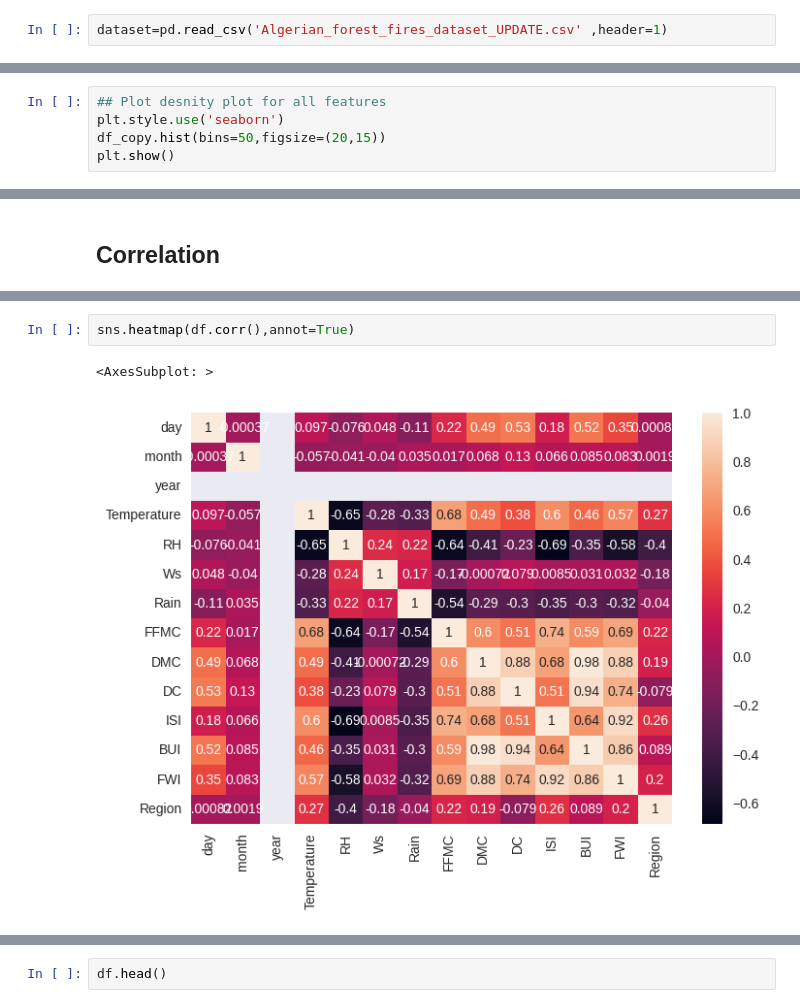
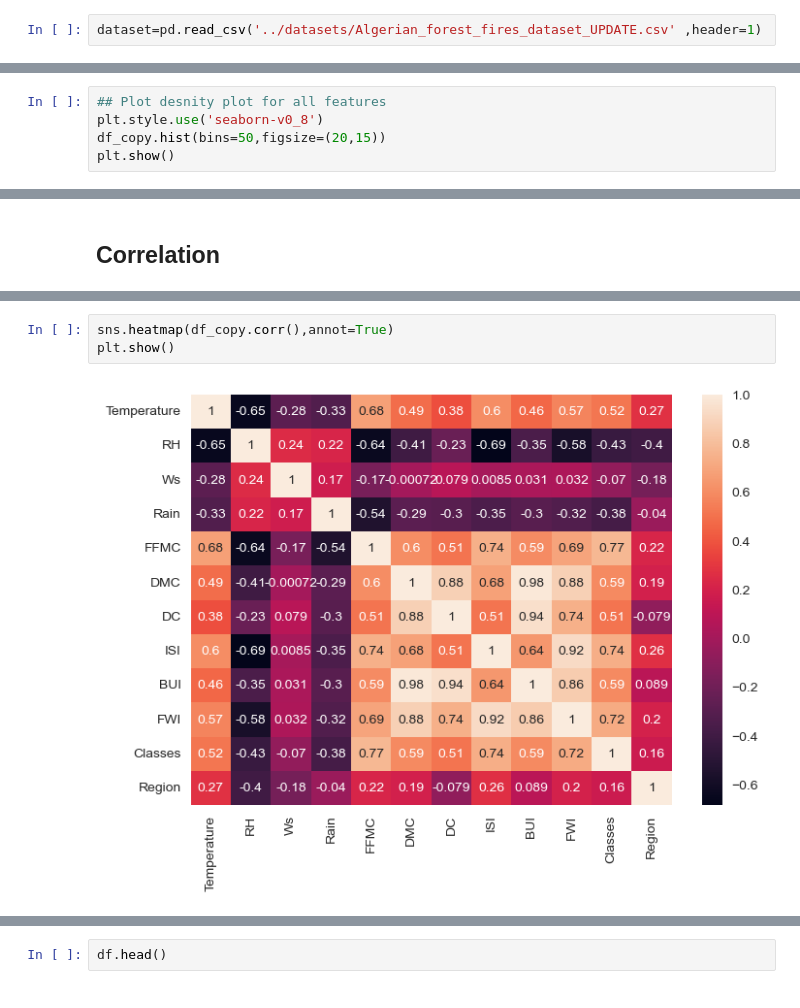
Before and after one commit to Milind1234/DS_ML_DL_NLP, a Jupyter notebook: 07_Project_Implementation_with_Lifecyle_of_ML_projects/my_flask_app/notebooks/01_EDA_FE_Algerian_Forest_Fires.ipynb, the cells around one changed output, grey strips where cells are left out. Saved outputs shown, nothing was run; the diff lists cells and outputs as text.

Commit message:
EDA_FE_on_Forest_Fire_Dataset

```diff
--- a/07_Project_Implementation_with_Lifecyle_of_ML_projects/my_flask_app/notebooks/01_EDA_FE_Algerian_Forest_Fires.ipynb
+++ b/07_Project_Implementation_with_Lifecyle_of_ML_projects/my_flask_app/notebooks/01_EDA_FE_Algerian_Forest_Fires.ipynb
@@ -33,7 +33,7 @@ import matplotlib.pyplot as plt
 import seaborn as sns
 %matplotlib inline
 # %%
-dataset=pd.read_csv('Algerian_forest_fires_dataset_UPDATE.csv' ,header=1)
+dataset=pd.read_csv('../datasets/Algerian_forest_fires_dataset_UPDATE.csv' ,header=1)
 # %%
 dataset.head()
 # %% [output]
@@ -377,6 +379,6 @@ Name: Classes, dtype: int64
 # %%
 ## Plot desnity plot for all features
-plt.style.use('seaborn')
+plt.style.use('seaborn-v0_8')
 df_copy.hist(bins=50,figsize=(20,15))
 plt.show()
 # %% [output]
@@ -412,10 +414,10 @@ df_copy.corr()
 | Classes | 0.516015 | -0.432161 | -0.069964 | -0.379097 | 0.769492 | 0.585658 | 0.511123 | 0.735197 | 0.586639 | 0.719216 | 1.000000 | ... |
 | Region | 0.269555 | -0.402682 | -0.181160 | -0.040013 | 0.222241 | 0.192089 | -0.078734 | 0.263197 | 0.089408 | 0.197102 | 0.162347 | ... |
 # %%
-sns.heatmap(df.corr(),annot=True)
+sns.heatmap(df_copy.corr(),annot=True)
+plt.show()
 # %% [output]
-<AxesSubplot: >
-[figure, old version]
+[figure, new version]
 # %%
 ## Box Plots
 sns.boxplot(df['FWI'],color='green')
```
Also changed, not shown: parts of 5 cells of this notebook.
